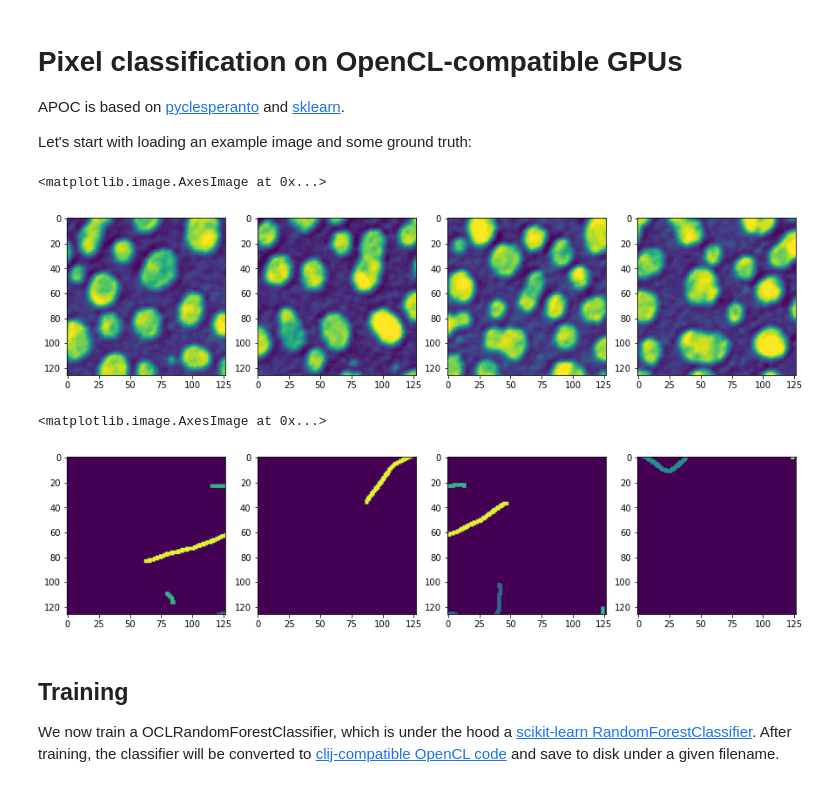
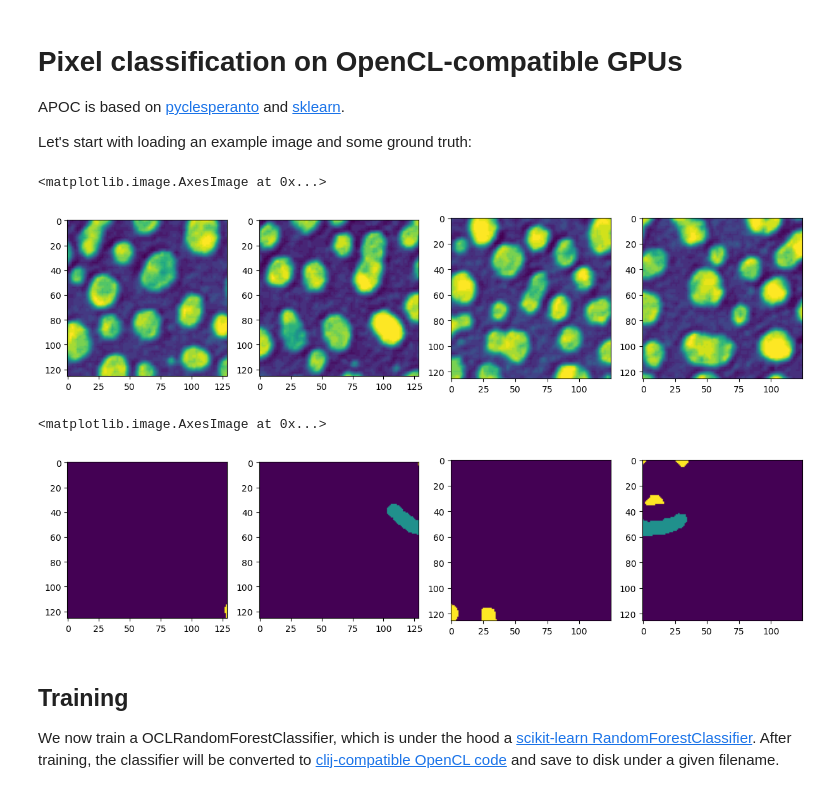
Before and after one commit to haesleinhuepf/apoc, a Jupyter notebook: demo/demp_pixel_classifier_continue_training.ipynb, the cells around one changed output. Saved outputs shown, nothing was run; the diff lists cells and outputs as text; code cells hidden in the pictures.

```diff
--- a/demo/demp_pixel_classifier_continue_training.ipynb
+++ b/demo/demp_pixel_classifier_continue_training.ipynb
@@ -13,10 +14,10 @@ import numpy as np
 image = imread('blobs.tif')
 
 # cut it into smaller pieces
-image1 = image[0:126,0:127]
-image2 = image[127:253,0:127]
-image3 = image[0:126,128:255]
-image4 = image[127:253,128:255]
+image1 = image[0:126,0:129]
+image2 = image[127:253,0:129]
+image3 = image[0:126,130:255]
+image4 = image[127:253,130:255]
 
 fig, axs = plt.subplots(1, 4, figsize=(15,15))
 axs[0].imshow(image1)
@@ -25,25 +26,25 @@ axs[2].imshow(image3)
 axs[3].imshow(image4)
 # %% [output]
 <matplotlib.image.AxesImage at 0x...>
-[figure, old version]
+[figure, new version]
 # %%
 # load mnual annotation
-labels = imread('label_annotation.tif')
+labels = imread('annotations.tif')
 
 # cut it into pieces
-labels1 = labels[0:126,0:127]
-labels2 = labels[127:253,0:127]
-labels3 = labels[0:126,128:255]
-labels4 = labels[127:253,128:255]
+labels1 = labels[0:126,0:129]
+labels2 = labels[127:253,0:129]
+labels3 = labels[0:126,130:255]
+labels4 = labels[127:253,130:255]
 
 fig, axs = plt.subplots(1, 4, figsize=(15,15))
 axs[0].imshow(labels1)
 axs[1].imshow(labels2)
 axs[2].imshow(labels3)
 axs[3].imshow(labels4)
 # %% [output]
 <matplotlib.image.AxesImage at 0x...>
-[figure, old version]
+[figure, new version]
 # %% [markdown]
 ## Training
 We now train a OCLRandomForestClassifier, which is under the hood a [scikit-learn RandomForestClassifier](https://scikit-learn.org/stable/modules/generated/sklearn.ensemble.RandomForestClassifier.html). After training, the classifier will be converted to [clij-compatible OpenCL code](https://github.com/clEsperanto/clij-opencl-kernels) and save to disk under a given filename.
```
Also changed, not shown: parts of 6 cells of this notebook, 21 other files.
